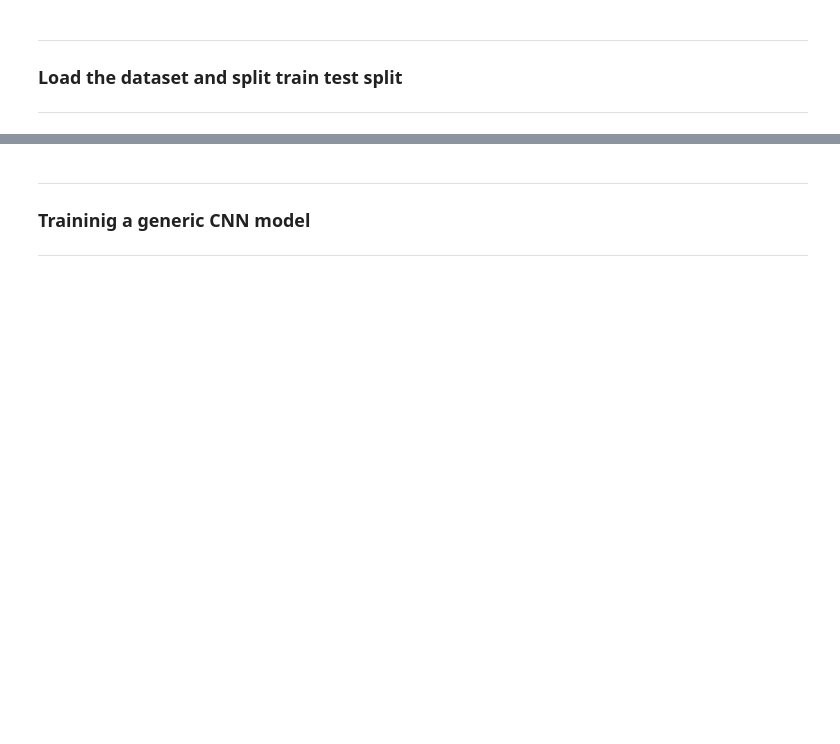
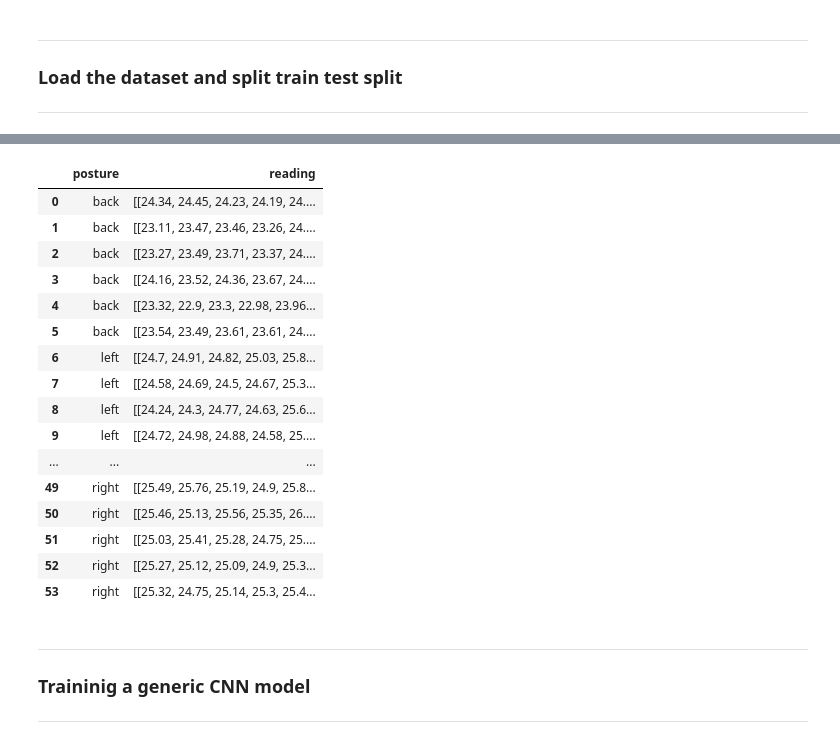
Before and after one commit to Posture-Analytics/NurseAid-ML, a Jupyter notebook: decubit_posture_ML/notebooks/ml-laguardia-standard-train.ipynb, the cells around one changed output, grey strips where cells are left out. Drawn from its saved outputs; the diff is of its cells as text; code cells hidden in the pictures; blank space fills up the shorter version.

```diff
--- a/decubit_posture_ML/notebooks/ml-laguardia-standard-train.ipynb
+++ b/decubit_posture_ML/notebooks/ml-laguardia-standard-train.ipynb
@@ -49,2 +49,40 @@ df
+# %%
+# Load the data
+with open('../data/curated-data-test.json') as f:
+    data_test = json.load(f)
+df_test = pd.DataFrame(data_test).T
+# Filter dataframe to only include the columns we want
+df_test = df_test[['back', 'left', 'right']]
+# Separate the three data into the same label
+for i in range(3):
+    for pose in ['back', 'left', 'right']:
+        df_test[f'{pose}_{i}'] = df_test[pose].apply(lambda x: x[i])
+# Drop the original columns
+df_test = df_test.drop(columns=['back', 'left', 'right'])
+# Expand the data into a single column
+df_test = df_test.melt()
+# Rename the 'variable' values to only include the pose
+df_test['variable'] = df_test['variable'].apply(lambda x: x.split('_')[0])
+# Rename the columns
+df_test.columns = ['posture', 'reading']
+df_test
+# %% [output]
+|  | posture | reading |
+| 0 | back | [[24.34, 24.45, 24.23, 24.19, 24.... |
+| 1 | back | [[23.11, 23.47, 23.46, 23.26, 24.... |
+| 2 | back | [[23.27, 23.49, 23.71, 23.37, 24.... |
+| 3 | back | [[24.16, 23.52, 24.36, 23.67, 24.... |
+| 4 | back | [[23.32, 22.9, 23.3, 22.98, 23.96... |
+| 5 | back | [[23.54, 23.49, 23.61, 23.61, 24.... |
+| 6 | left | [[24.7, 24.91, 24.82, 25.03, 25.8... |
+| 7 | left | [[24.58, 24.69, 24.5, 24.67, 25.3... |
+| 8 | left | [[24.24, 24.3, 24.77, 24.63, 25.6... |
+| 9 | left | [[24.72, 24.98, 24.88, 24.58, 25.... |
+| ... | ... | ... |
+| 49 | right | [[25.49, 25.76, 25.19, 24.9, 25.8... |
+| 50 | right | [[25.46, 25.13, 25.56, 25.35, 26.... |
+| 51 | right | [[25.03, 25.41, 25.28, 24.75, 25.... |
+| 52 | right | [[25.27, 25.12, 25.09, 24.9, 25.3... |
+| 53 | right | [[25.32, 24.75, 25.14, 25.3, 25.4... |
 # %%
 # Split the data into training and testing sets
```
Also changed, not shown: parts of 12 cells of this notebook, 3 other files.
